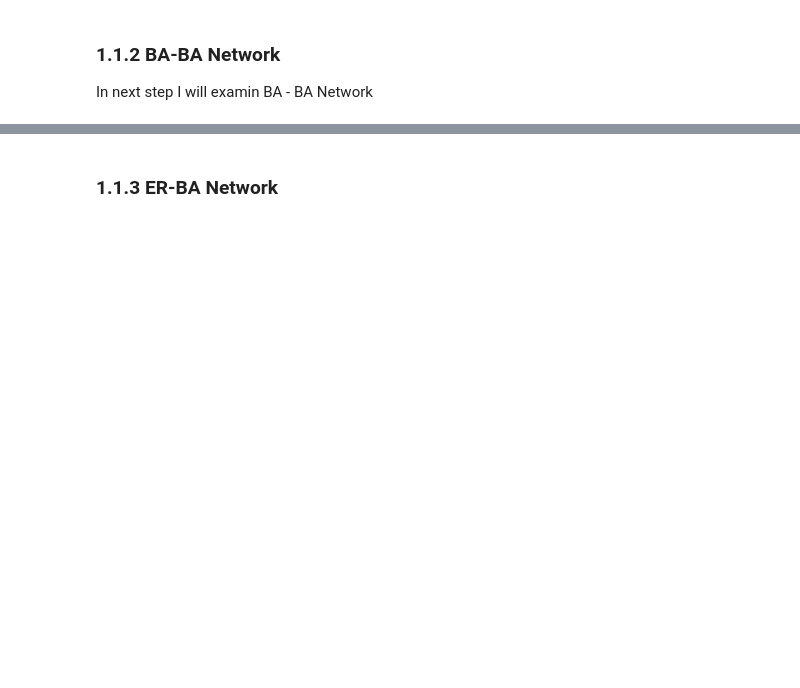
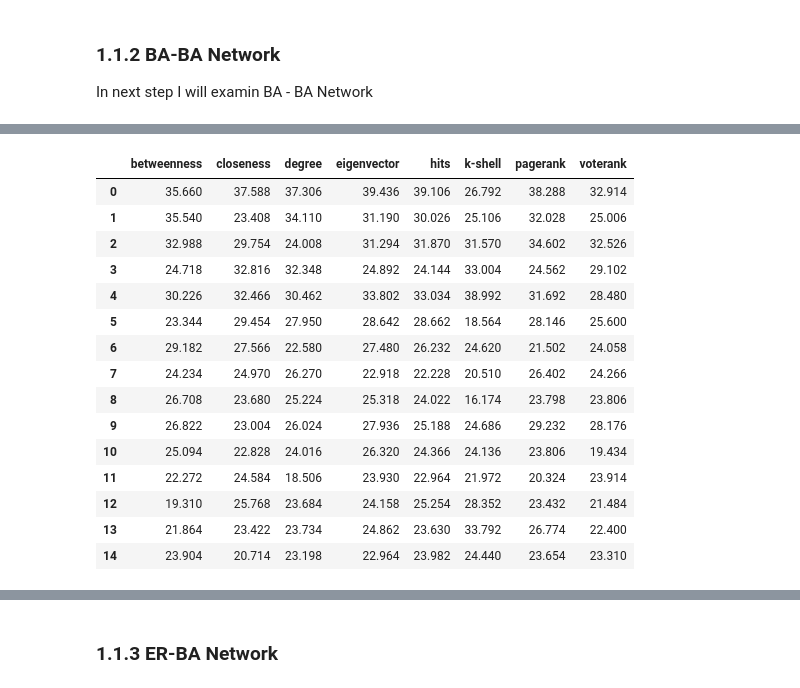
Before and after one commit to filip141/nettools, a Jupyter notebook: notebooks/Centrality_Synthetic/experiment_1.ipynb, the cells around one changed output, grey strips where cells are left out. Drawn from its saved outputs; the diff is of its cells as text; code cells hidden in the pictures; blank space fills up the shorter version.

```diff
--- a/notebooks/Centrality_Synthetic/experiment_1.ipynb
+++ b/notebooks/Centrality_Synthetic/experiment_1.ipynb
@@ -256,23 +284,40 @@ for method in NX_CENTRALITY.keys():
 # %%
 scores = {}
 scores_15 = {}
-mean_realisation = 50
+mean_realisation = 500
 for method, nodes in cent_dict_baba.items():
     node_labels = []
     nodes_scores = []
     for node in nodes:
         mean_spread = []
         for _ in range(mean_realisation):
             beta_param = {0: {0: 0.1, 1: 0.1}, 1: {0: 0.1, 1: 0.1}}
             rec_param = {0: {0: 1.0, 1: 1.0}, 1: {0: 1.0, 1: 1.0}}
             sis = SIRMultiplex(multi_baba_nc, beta=beta_param, mu=rec_param, seed_nodes=[node])
             sis.run(epochs=10, visualize=False)
             mean_spread.append(sis.get_num('i') + sis.get_num('r'))
         node_labels.append(node)
         nodes_scores.append(np.mean(mean_spread))
     scores[method] = node_labels, nodes_scores
     scores_15[method] = nodes_scores[:15]
 pd.DataFrame.from_dict(scores_15)
+# %% [output]
+|  | betweenness | closeness | degree | eigenvector | hits | k-shell | pagerank | voterank |
+| 0 | 35.660 | 37.588 | 37.306 | 39.436 | 39.106 | 26.792 | 38.288 | 32.914 |
+| 1 | 35.540 | 23.408 | 34.110 | 31.190 | 30.026 | 25.106 | 32.028 | 25.006 |
+| 2 | 32.988 | 29.754 | 24.008 | 31.294 | 31.870 | 31.570 | 34.602 | 32.526 |
+| 3 | 24.718 | 32.816 | 32.348 | 24.892 | 24.144 | 33.004 | 24.562 | 29.102 |
+| 4 | 30.226 | 32.466 | 30.462 | 33.802 | 33.034 | 38.992 | 31.692 | 28.480 |
+| 5 | 23.344 | 29.454 | 27.950 | 28.642 | 28.662 | 18.564 | 28.146 | 25.600 |
+| 6 | 29.182 | 27.566 | 22.580 | 27.480 | 26.232 | 24.620 | 21.502 | 24.058 |
+| 7 | 24.234 | 24.970 | 26.270 | 22.918 | 22.228 | 20.510 | 26.402 | 24.266 |
+| 8 | 26.708 | 23.680 | 25.224 | 25.318 | 24.022 | 16.174 | 23.798 | 23.806 |
+| 9 | 26.822 | 23.004 | 26.024 | 27.936 | 25.188 | 24.686 | 29.232 | 28.176 |
+| 10 | 25.094 | 22.828 | 24.016 | 26.320 | 24.366 | 24.136 | 23.806 | 19.434 |
+| 11 | 22.272 | 24.584 | 18.506 | 23.930 | 22.964 | 21.972 | 20.324 | 23.914 |
+| 12 | 19.310 | 25.768 | 23.684 | 24.158 | 25.254 | 28.352 | 23.432 | 21.484 |
+| 13 | 21.864 | 23.422 | 23.734 | 24.862 | 23.630 | 33.792 | 26.774 | 22.400 |
+| 14 | 23.904 | 20.714 | 23.198 | 22.964 | 23.982 | 24.440 | 23.654 | 23.310 |
 # %%
 def running_mean(x, nnodes):
     cumsum = np.cumsum(np.insert(x, 0, 0))
```
Also changed, not shown: parts of 19 cells of this notebook, 10 other files.
